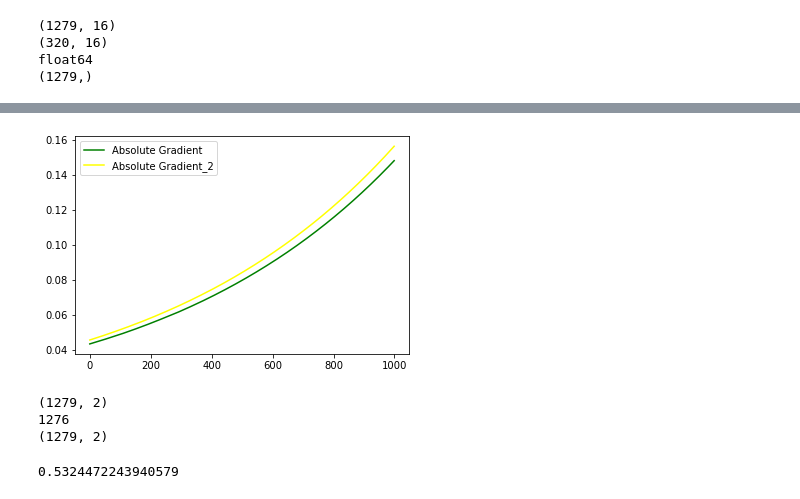
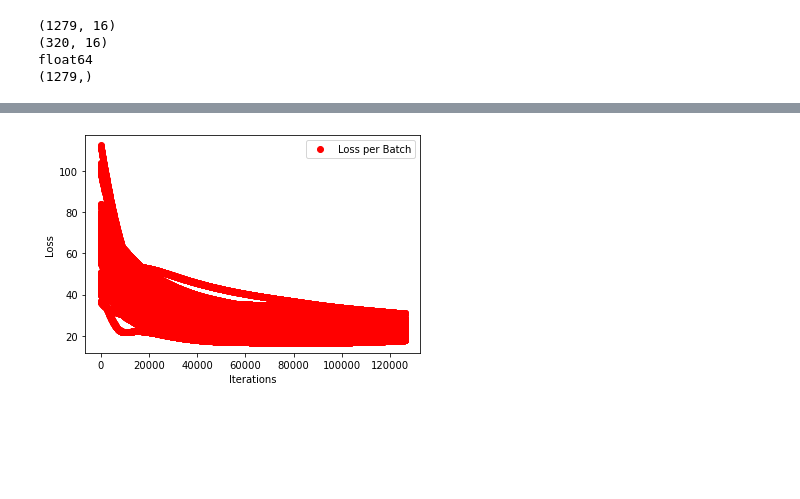
Before and after one commit to kartiksrinivas007/Epoch-Project-2022, a Jupyter notebook: Neural_Network.ipynb, the cells around one changed output, grey strips where cells are left out. Cells and saved outputs as stored; diff of their text form; code cells hidden in the pictures; blank space fills up the shorter version.

```diff
--- a/Neural_Network.ipynb
+++ b/Neural_Network.ipynb
@@ -270,23 +182,20 @@ plt.show()
-# %%
-plt.plot(test_epochs, SGD.grad_history, label = 'Absolute Gradient', color = 'green')
-plt.plot(test_epochs, SGD.grad_2_history, label = 'Absolute Gradient_2', color = 'yellow')
-plt.legend()
-plt.show()
-# %% [output]
-[figure, removed]
+# %%
+iterations = range(0,sgd_solver.loss_full_history.shape[0])
+plt.plot(iterations, sgd_solver.loss_full_history, 'o',color = 'red', label = 'Loss per Batch')
+plt.xlabel('Iterations')
+plt.ylabel('Loss')
+plt.legend()
+plt.show()
+# %% [output]
+[figure, added]
 # %%
 def training_accuracy(model, x_train,y_train):
     y_pred = model.predict(x_train)
     y_new = y_train.reshape(y_pred.shape)
     return np.sum(y_new == y_pred) / y_new.shape[0]
 
-print(np.sum(Model.predict(x_train)))
-training_accuracy(Model, x_train, y_train)
+# print(np.sum(Model.predict(x_train)))
+# training_accuracy(Model, x_train, y_train)
-# %% [output]
-(1279, 2)
-1276
-(1279, 2)
-0.5324472243940579
 # %%
 def test_accuracy(model, x_test, y_test, mu, sigma):
     y_pred = model.predict((x_test - mu) / sigma)
```
Also changed, not shown: parts of 16 cells of this notebook, 11 other files.
